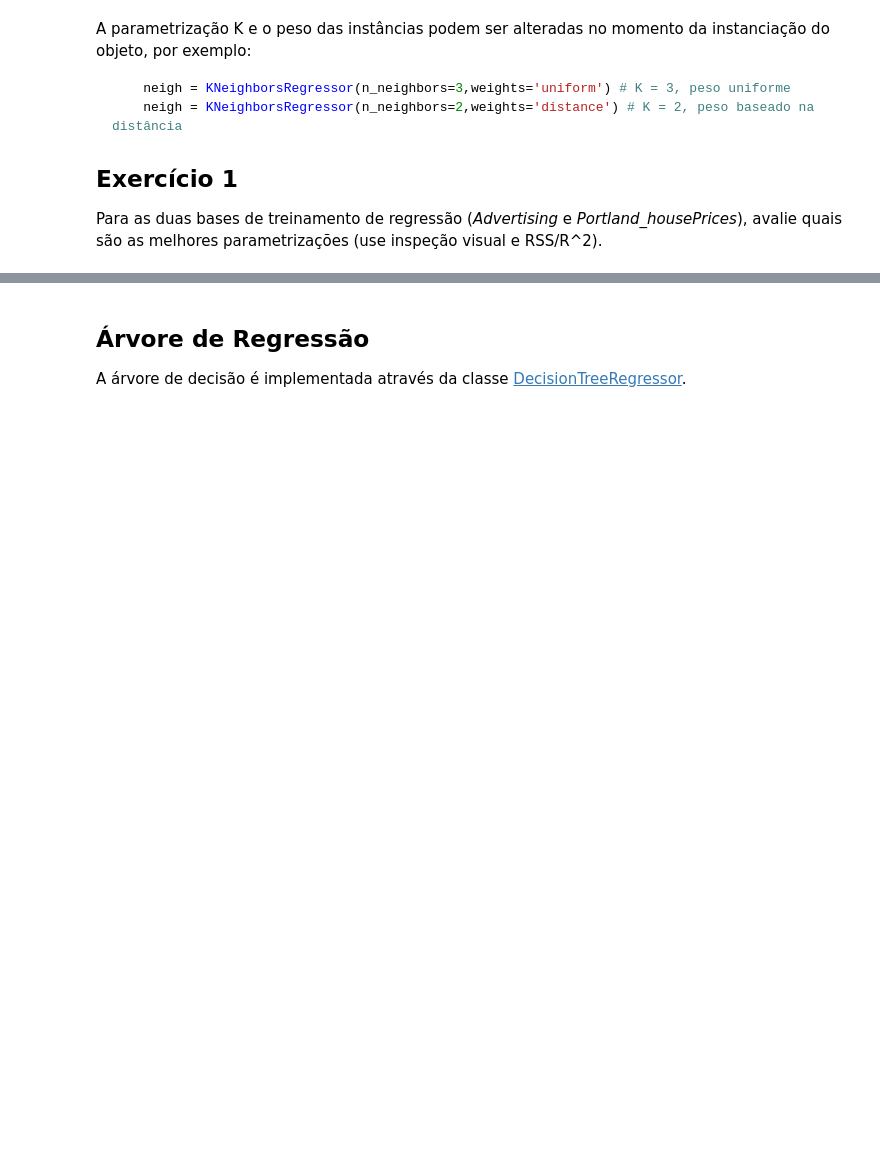
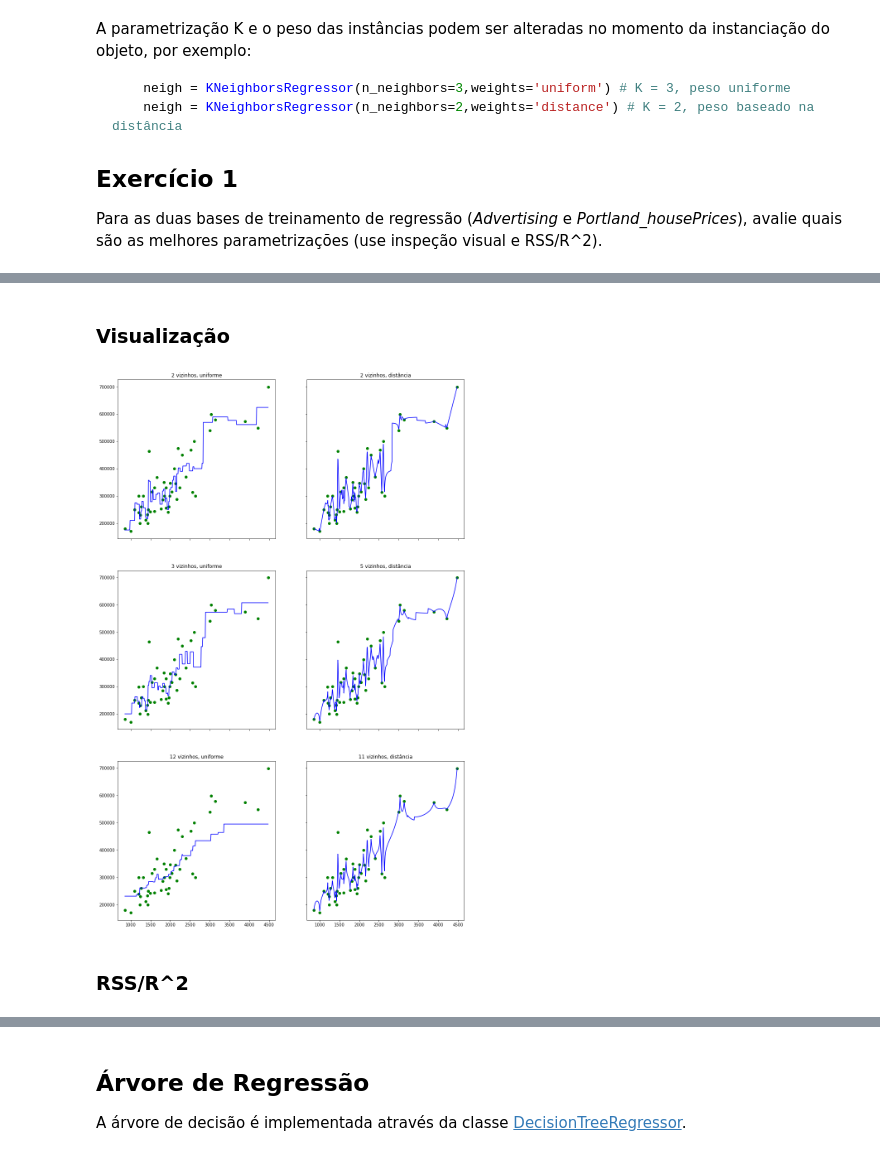
Before and after one commit to gus-phys/AI2-resources, a Jupyter notebook: 07-ml-regressao/aula3/KNN-and-trees-regression/Exercicios-Regressao_KNN_e_Arvore.ipynb, the cells around one changed output, grey strips where cells are left out. Saved outputs shown, nothing was run; the diff lists cells and outputs as text; code cells hidden in the pictures; blank space fills up the shorter version.

```diff
--- a/07-ml-regressao/aula3/KNN-and-trees-regression/Exercicios-Regressao_KNN_e_Arvore.ipynb
+++ b/07-ml-regressao/aula3/KNN-and-trees-regression/Exercicios-Regressao_KNN_e_Arvore.ipynb
@@ -59,0 +73,46 @@ Para as duas bases de treinamento de regressão (<i>Advertising</i> e <i>Portlan
+# %%
+def knn_parametrizado(knn, peso):
+    neigh = KNeighborsRegressor(n_neighbors=knn,weights=peso)
+    neigh.fit(X,y)
+    y_ = neigh.predict(T)
+    return y_
+# %% [markdown]
+### Visualização
+# %%
+T = T_linspace(X, 500)
+# %%
+yu_2 = knn_parametrizado(2, 'uniform')
+yu_3 = knn_parametrizado(3, 'uniform')
+yu_12 = knn_parametrizado(12, 'uniform')
+# %%
+yd_2 = knn_parametrizado(2, 'distance')
+yd_5 = knn_parametrizado(5, 'distance')
+yd_11 = knn_parametrizado(11, 'distance')
+# %%
+f, axs = plt.subplots(3, 2, sharey=True, sharex=True, figsize=(15,24))
+
+axs[0,0].scatter(X, y,color='g')
+axs[0,0].plot(T, yu_2,color='b')
+axs[0,0].set_title('2 vizinhos, uniforme')
+axs[1,0].scatter(X, y,color='g')
+axs[1,0].plot(T, yu_3,color='b')
+axs[1,0].set_title('3 vizinhos, uniforme')
+axs[2,0].scatter(X, y,color='g')
+axs[2,0].plot(T, yu_12,color='b')
+axs[2,0].set_title('12 vizinhos, uniforme')
+axs[0,1].scatter(X, y,color='g')
+axs[0,1].plot(T, yd_2,color='b')
+axs[0,1].set_title('2 vizinhos, distância')
+axs[1,1].scatter(X, y,color='g')
+axs[1,1].plot(T, yd_5,color='b')
+axs[1,1].set_title('5 vizinhos, distância')
+axs[2,1].scatter(X, y,color='g')
+axs[2,1].plot(T, yd_11,color='b')
+axs[2,1].set_title('11 vizinhos, distância')
+
+
+plt.show()
+# %% [output]
+[figure, added]
+# %% [markdown]
+### RSS/R^2
```
Also changed, not shown: parts of 83 cells of this notebook, 1 other file.
